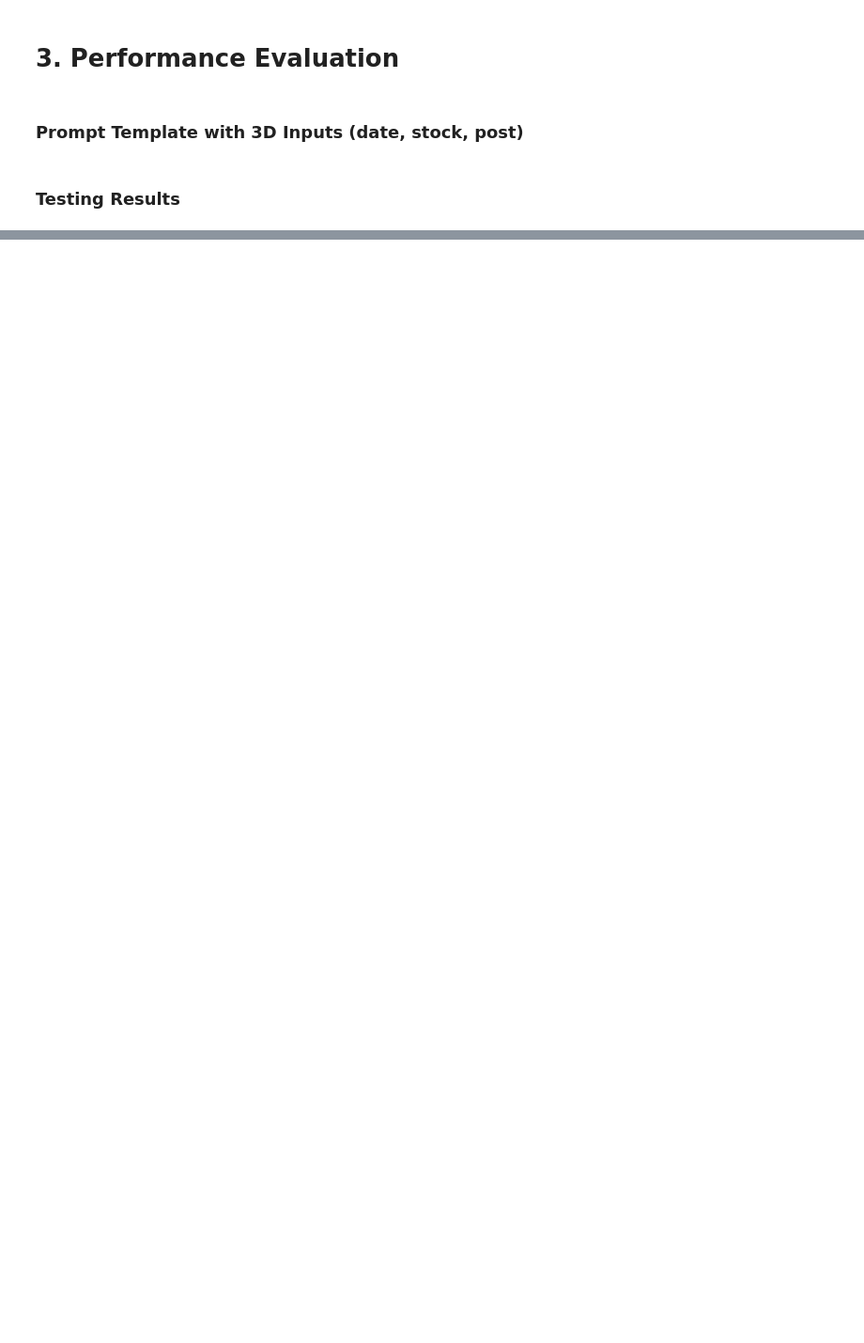
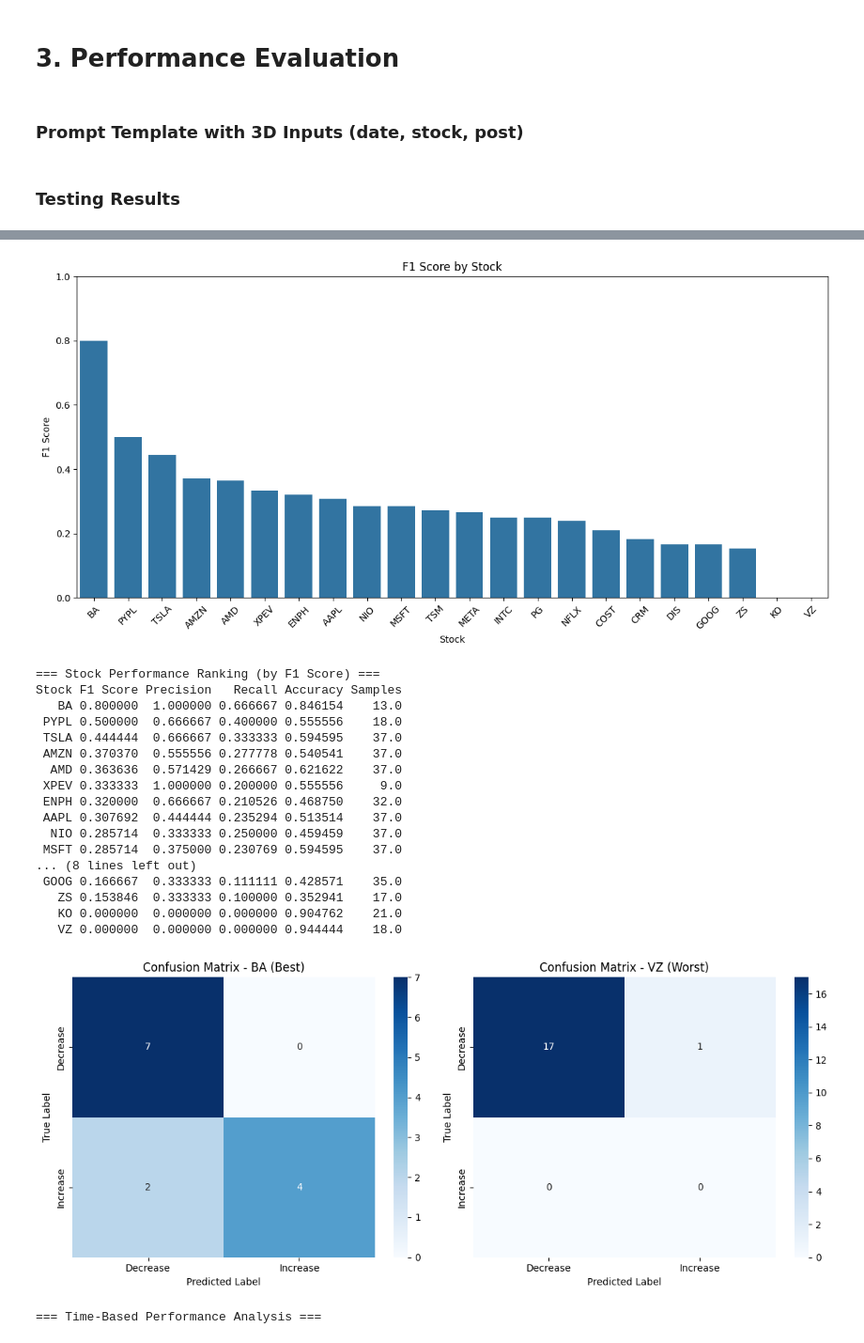
Before and after one commit to CKZ1107/COMP6713-NLP, a Jupyter notebook: flant5.ipynb, the cells around one changed output, grey strips where cells are left out. Shown at 94% size. Cells and saved outputs as stored; diff of their text form; code cells hidden in the pictures; blank space fills up the shorter version.

```diff
--- a/flant5.ipynb
+++ b/flant5.ipynb
@@ -96,7 +63,7 @@ model.train(
     save_dir=save_dir,
     per_device_train_batch_size=2,
     per_device_eval_batch_size=2,
-    num_train_epochs=1,
+    num_train_epochs=2,
     logging_dir="./logs",
     save_strategy="no",
     eval_strategy="no",
@@ -219,0 +252,48 @@ Recall   : 0.5126
+# %%
+results_df = evaluate_flan_llm_predictions(test_df)
+
+# Time-based
+print("\n\n=== Time-Based Performance Analysis ===")
+test_df["label"] = test_df["label"].astype(int)
+test_df["prediction"] = test_df["majority_sentiment"].apply(map_prediction_to_label)
+test_df["correct"] = test_df["prediction"] == test_df["label"]
+analyze_performance_by_time(test_df, date_column="trading_day")
+
+# Stock specific
+_ = analyze_stock_specific_errors(eval_results['results_df'], stock_column=stock, post_column=post)
+eval_results = {}
+test_df["prediction"] = test_df["majority_sentiment"].apply(map_prediction_to_label)
+test_df["correct"] = test_df["prediction"] == test_df["label"]
+
+# Rename to match expected column names if needed
+test_df["bert_label"] = test_df["label"]  # required by the error print format
+
+# Store in eval_results
+eval_results["results_df"] = test_df
+
+analyze_stock_specific_errors(
+    eval_results["results_df"],
+    stock_column="stock",
+    post_column="post"
+)
+# %% [output]
+[figure, added]
+=== Stock Performance Ranking (by F1 Score) ===
+Stock F1 Score Precision   Recall Accuracy Samples
+   BA 0.800000  1.000000 0.666667 0.846154    13.0
+ PYPL 0.500000  0.666667 0.400000 0.555556    18.0
+ TSLA 0.444444  0.666667 0.333333 0.594595    37.0
+ AMZN 0.370370  0.555556 0.277778 0.540541    37.0
+  AMD 0.363636  0.571429 0.266667 0.621622    37.0
+ XPEV 0.333333  1.000000 0.200000 0.555556     9.0
+ ENPH 0.320000  0.666667 0.210526 0.468750    32.0
+ AAPL 0.307692  0.444444 0.235294 0.513514    37.0
+  NIO 0.285714  0.333333 0.250000 0.459459    37.0
+ MSFT 0.285714  0.375000 0.230769 0.594595    37.0
+... (8 lines left out)
+ GOOG 0.166667  0.333333 0.111111 0.428571    35.0
+   ZS 0.153846  0.333333 0.100000 0.352941    17.0
+   KO 0.000000  0.000000 0.000000 0.904762    21.0
+   VZ 0.000000  0.000000 0.000000 0.944444    18.0
+[figure, added]
+=== Time-Based Performance Analysis ===
```
Also changed, not shown: parts of 10 cells of this notebook.
